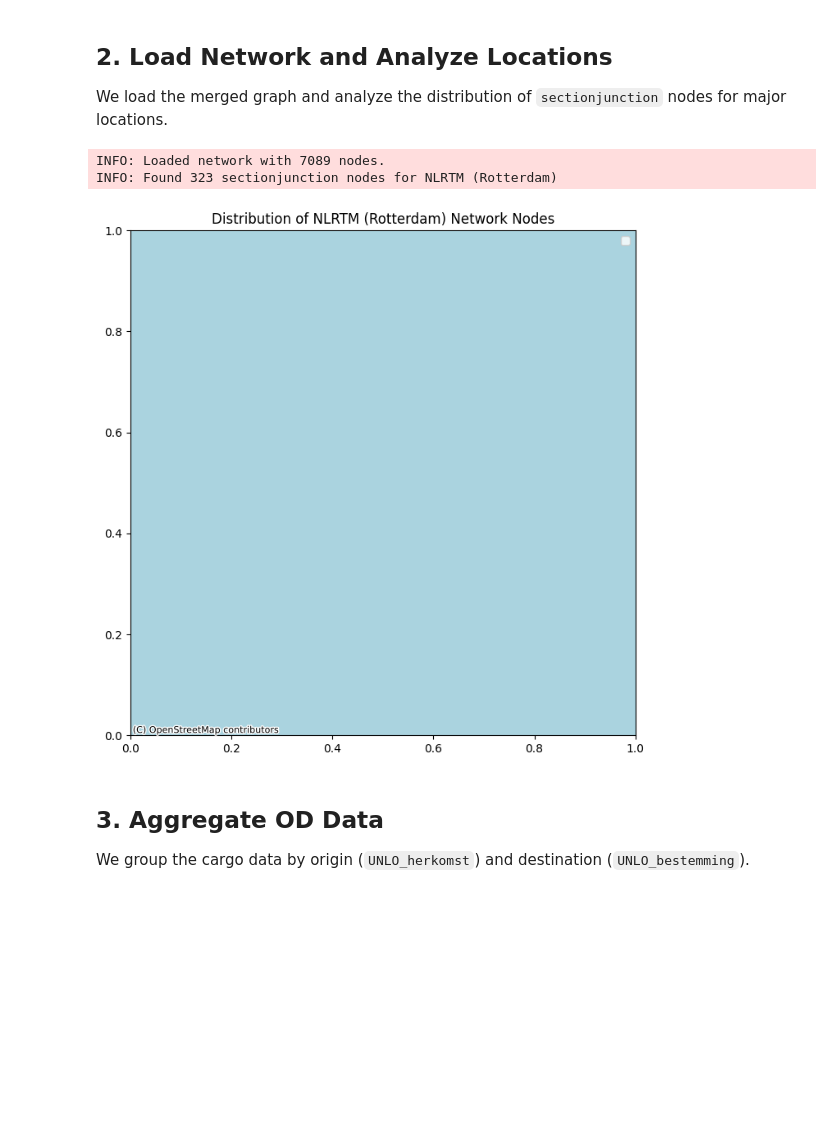
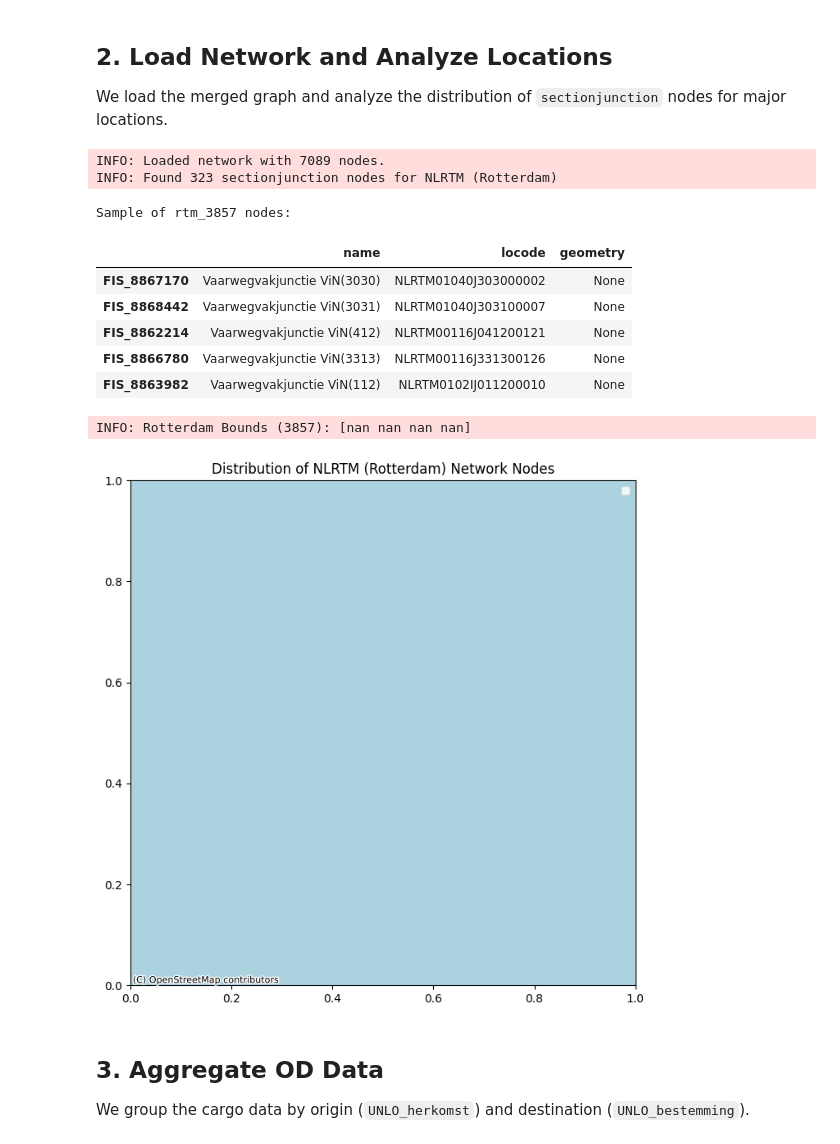
Before and after one commit to RWS-NL/fis-crawler, a Jupyter notebook: notebooks/ivs_analysis.ipynb, the cells around one changed output. Cells and saved outputs as stored; diff of their text form; code cells hidden in the pictures; blank space fills up the shorter version.

Commit message:
docs: show rtm_3857 table and debug bounds in IVS analysis notebook

```diff
--- a/notebooks/ivs_analysis.ipynb
+++ b/notebooks/ivs_analysis.ipynb
@@ -60,34 +60,48 @@ with graph_path.open("rb") as f:
     graph = pickle.load(f)
 
 nodes_gdf = gpd.GeoDataFrame(graph.nodes.values(), index=graph.nodes.keys())
 nodes_gdf = nodes_gdf.set_crs(epsg=4326)
 logger.info(f"Loaded network with {len(nodes_gdf)} nodes.")
 
 # Analyze Rotterdam nodes (NLRTM)
 rtm_nodes = nodes_gdf[
     nodes_gdf["locode"].str.contains("NLRTM", na=False)
     & (nodes_gdf["geo_type"] == "sectionjunction")
 ].copy()
 logger.info(f"Found {len(rtm_nodes)} sectionjunction nodes for NLRTM (Rotterdam)")
 
 if not rtm_nodes.empty:
+    rtm_3857 = rtm_nodes.to_crs(epsg=3857)
+    print("Sample of rtm_3857 nodes:")
+    display(rtm_3857[["name", "locode", "geometry"]].head())
+
     fig, ax = plt.subplots(figsize=(12, 8))
-    rtm_3857 = rtm_nodes.to_crs(epsg=3857)
+    # Set map extent manually to avoid zoom issues with overlapping points
     rtm_3857.plot(ax=ax, color="red", markersize=15, label="NLRTM Nodes")
 
     bounds = rtm_3857.total_bounds
+    logger.info(f"Rotterdam Bounds (3857): {bounds}")
+
     # Defensive check for bounds
     if not np.any(np.isnan(bounds)):
         ax.set_xlim(bounds[0] - 2000, bounds[2] + 2000)
         ax.set_ylim(bounds[1] - 2000, bounds[3] + 2000)
 
     cx.add_basemap(ax, source=cx.providers.OpenStreetMap.Mapnik)
     ax.set_title("Distribution of NLRTM (Rotterdam) Network Nodes")
     plt.legend(loc="upper right")
     plt.show()
 # %% [output]
 INFO: Loaded network with 7089 nodes.
 INFO: Found 323 sectionjunction nodes for NLRTM (Rotterdam)
+Sample of rtm_3857 nodes:
+|  | name | locode | geometry |
+| FIS_8867170 | Vaarwegvakjunctie ViN(3030) | NLRTM01040J303000002 | None |
+| FIS_8868442 | Vaarwegvakjunctie ViN(3031) | NLRTM01040J303100007 | None |
+| FIS_8862214 | Vaarwegvakjunctie ViN(412) | NLRTM00116J041200121 | None |
+| FIS_8866780 | Vaarwegvakjunctie ViN(3313) | NLRTM00116J331300126 | None |
+| FIS_8863982 | Vaarwegvakjunctie ViN(112) | NLRTM0102IJ011200010 | None |
+INFO: Rotterdam Bounds (3857): [nan nan nan nan]
 [figure]
 # %% [markdown]
 ## 3. Aggregate OD Data
```
Also changed, not shown: parts of 1 cell of this notebook.
